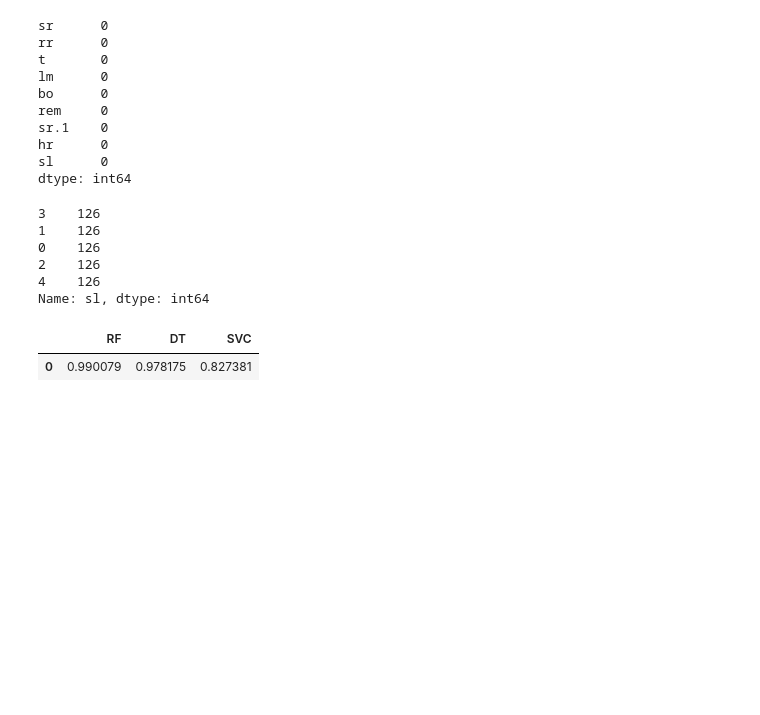
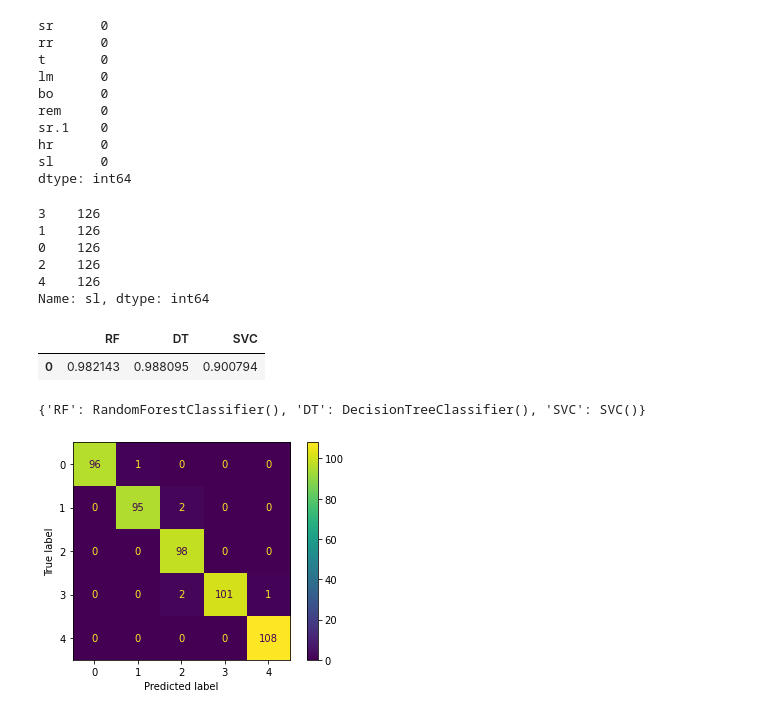
Before and after one commit to sunil3092/DBSEdu, a Jupyter notebook: Machine Learning and Pattern Recognisation/CA/CA_2 - 60per/Question 1/question1.ipynb, the cells around one changed output. Saved outputs shown, nothing was run; the diff lists cells and outputs as text; code cells hidden in the pictures; blank space fills up the shorter version.

```diff
--- a/Machine Learning and Pattern Recognisation/CA/CA_2 - 60per/Question 1/question1.ipynb
+++ b/Machine Learning and Pattern Recognisation/CA/CA_2 - 60per/Question 1/question1.ipynb
@@ -92,5 +98,13 @@ for key in clfs:
 # %%
-pd.DataFrame([clf_score])
+pd.DataFrame([clf_acc_r1])
 # %% [output]
 |  | RF | DT | SVC |
-| 0 | 0.990079 | 0.978175 | 0.827381 |
+| 0 | 0.982143 | 0.988095 | 0.900794 |
+# %%
+clf_store_r1
+# %% [output]
+{'RF': RandomForestClassifier(), 'DT': DecisionTreeClassifier(), 'SVC': SVC()}
+# %%
+ConfusionMatrixDisplay.from_predictions(y_true = clf_y_test_r1["DT"], y_pred= clf_y_preds_r1["DT"]);
+# %% [output]
+[figure, added]
```
Also changed, not shown: parts of 12 cells of this notebook.
